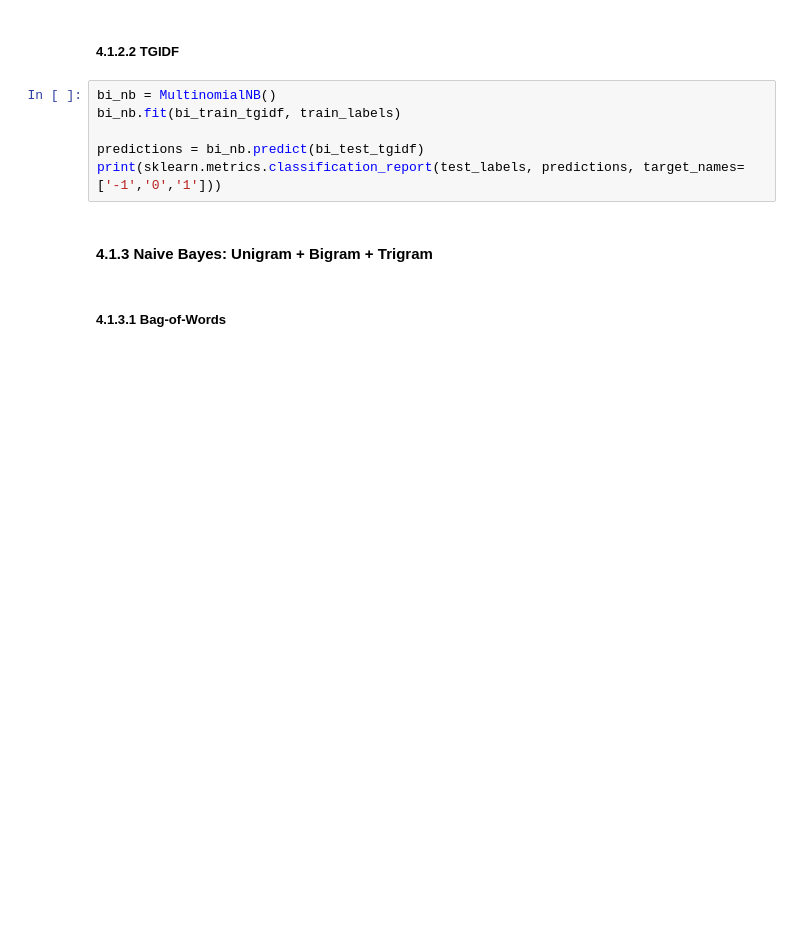
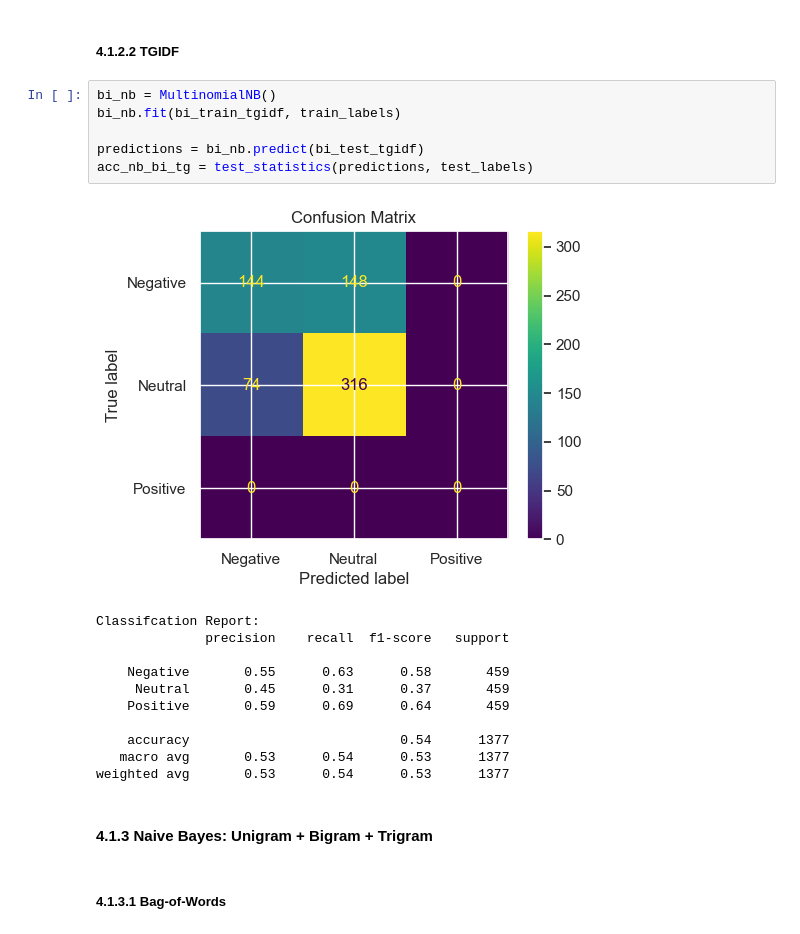
Before and after one commit to nklsKrmnn/LSC_Sentiment_Analysis, a Jupyter notebook: Project_BoW.ipynb, the cells around one changed output. Saved outputs shown, nothing was run; the diff lists cells and outputs as text; blank space fills up the shorter version.

```diff
--- a/Project_BoW.ipynb
+++ b/Project_BoW.ipynb
@@ -298,9 +395,21 @@ weighted avg       0.45      0.42      0.43      1377
 # %%
 bi_nb = MultinomialNB()
 bi_nb.fit(bi_train_tgidf, train_labels)
 
 predictions = bi_nb.predict(bi_test_tgidf)
-print(sklearn.metrics.classification_report(test_labels, predictions, target_names=['-1','0','1']))
+acc_nb_bi_tg = test_statistics(predictions, test_labels)
+# %% [output]
+[figure, added]
+Classifcation Report:
+              precision    recall  f1-score   support
+
+    Negative       0.55      0.63      0.58       459
+     Neutral       0.45      0.31      0.37       459
+    Positive       0.59      0.69      0.64       459
+
+    accuracy                           0.54      1377
+   macro avg       0.53      0.54      0.53      1377
+weighted avg       0.53      0.54      0.53      1377
 # %% [markdown]
 #### 4.1.3 Naive Bayes: Unigram + Bigram + Trigram
 # %% [markdown]
```
Also changed, not shown: parts of 47 cells of this notebook.
